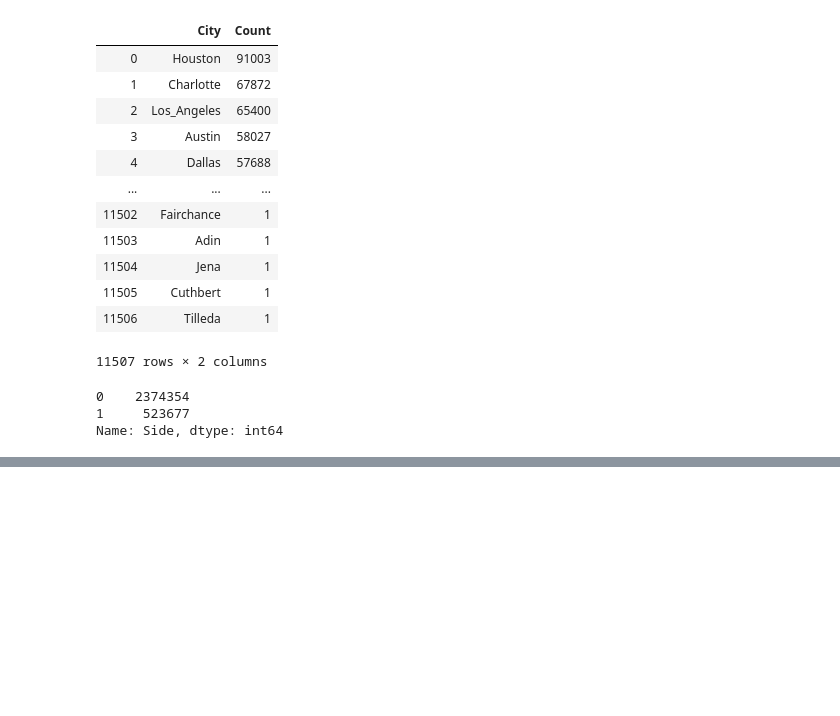
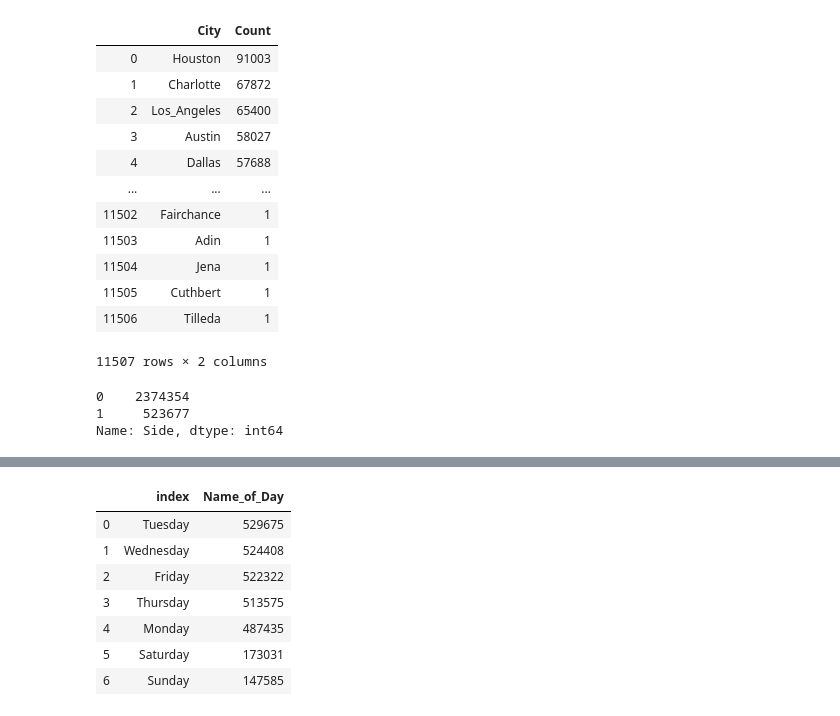
Before and after one commit to mpayumo/accident-severity-us, a Jupyter notebook: accidents-4-dummies-features.ipynb, the cells around one changed output, grey strips where cells are left out. Drawn from its saved outputs; the diff is of its cells as text; code cells hidden in the pictures; blank space fills up the shorter version.

```diff
--- a/accidents-4-dummies-features.ipynb
+++ b/accidents-4-dummies-features.ipynb
@@ -211,0 +229,12 @@ Name: Start_Time, Length: 2677031, dtype: int64
+# %%
+df.drop('Day-of-Week', 1, inplace=True)
+# %%
+df['Name_of_Day'] = df['Day_of_Week'].map({0:'Monday',
+                                           1:'Tuesday',
+                                           2:'Wednesday',
+                                           3:'Thursday',
+                                           4:'Friday',
+                                           5:'Saturday',
+                                           6:'Sunday'})
+# %%
+df_week = df.Name_of_Day.value_counts().to_frame()
@@ -211,0 +243,11 @@ Name: Start_Time, Length: 2677031, dtype: int64
+# %%
+df_week
+# %% [output]
+|  | index | Name_of_Day |
+| 0 | Tuesday | 529675 |
+| 1 | Wednesday | 524408 |
+| 2 | Friday | 522322 |
+| 3 | Thursday | 513575 |
+| 4 | Monday | 487435 |
+| 5 | Saturday | 173031 |
+| 6 | Sunday | 147585 |
```
Also changed, not shown: parts of 12 cells of this notebook.
